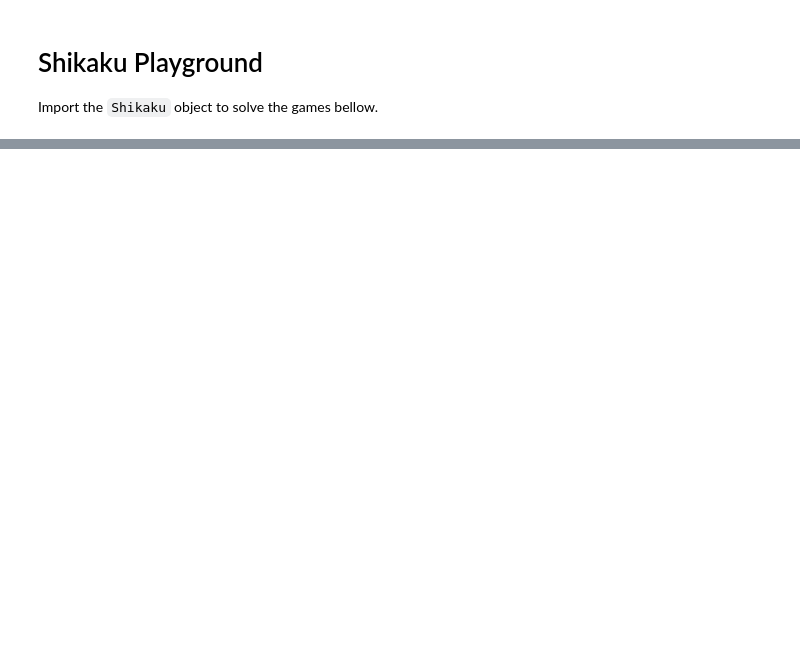
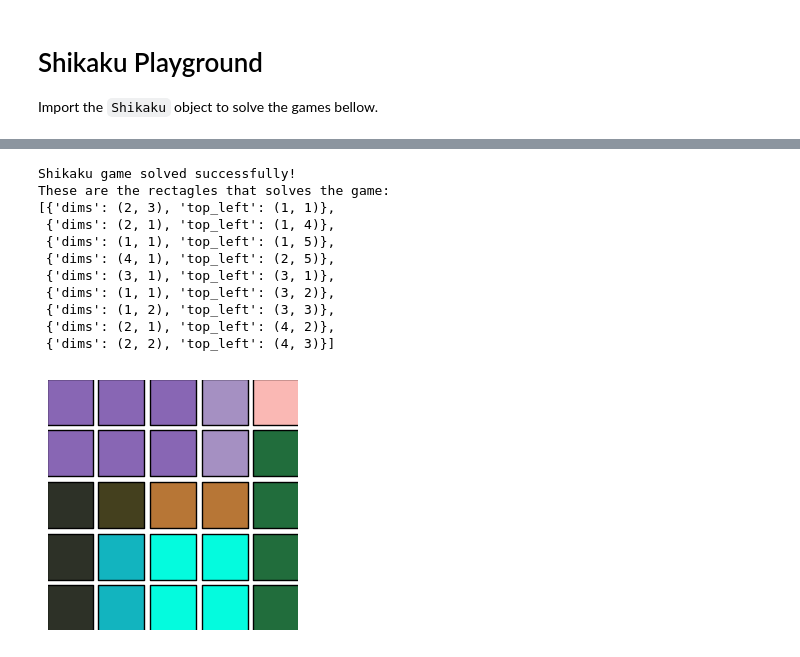
Before and after one commit to rodrigo-cl-porto/LinkedIn-Games-LinOpt-Solvers, a Jupyter notebook: notebooks/shikaku.ipynb, the cells around one changed output, grey strips where cells are left out. Drawn from its saved outputs; the diff is of its cells as text; code cells hidden in the pictures; blank space fills up the shorter version.

```diff
--- a/notebooks/shikaku.ipynb
+++ b/notebooks/shikaku.ipynb
@@ -16,14 +16,27 @@ August 10<sup>th</sup>, 2026
 # %%
 seeds = {
     (1,5): 1,
     (2,3): 6, (2,4): 2,
     (3,2): 1, (3,4): 2,
     (4,1): 3, (4,2): 2,
     (5,4): 4, (5,5): 4
 }
 shikaku = Shikaku(5, seeds)
-shikaku.solve()
+shikaku.solve(verbose=True)
 shikaku.show()
+# %% [output]
+Shikaku game solved successfully!
+These are the rectagles that solves the game:
+[{'dims': (2, 3), 'top_left': (1, 1)},
+ {'dims': (2, 1), 'top_left': (1, 4)},
+ {'dims': (1, 1), 'top_left': (1, 5)},
+ {'dims': (4, 1), 'top_left': (2, 5)},
+ {'dims': (3, 1), 'top_left': (3, 1)},
+ {'dims': (1, 1), 'top_left': (3, 2)},
+ {'dims': (1, 2), 'top_left': (3, 3)},
+ {'dims': (2, 1), 'top_left': (4, 2)},
+ {'dims': (2, 2), 'top_left': (4, 3)}]
+[figure, added]
 # %% [markdown]
 Solution of Easy Shikaku
 
```
Also changed, not shown: parts of 5 cells of this notebook, 2 other files.
